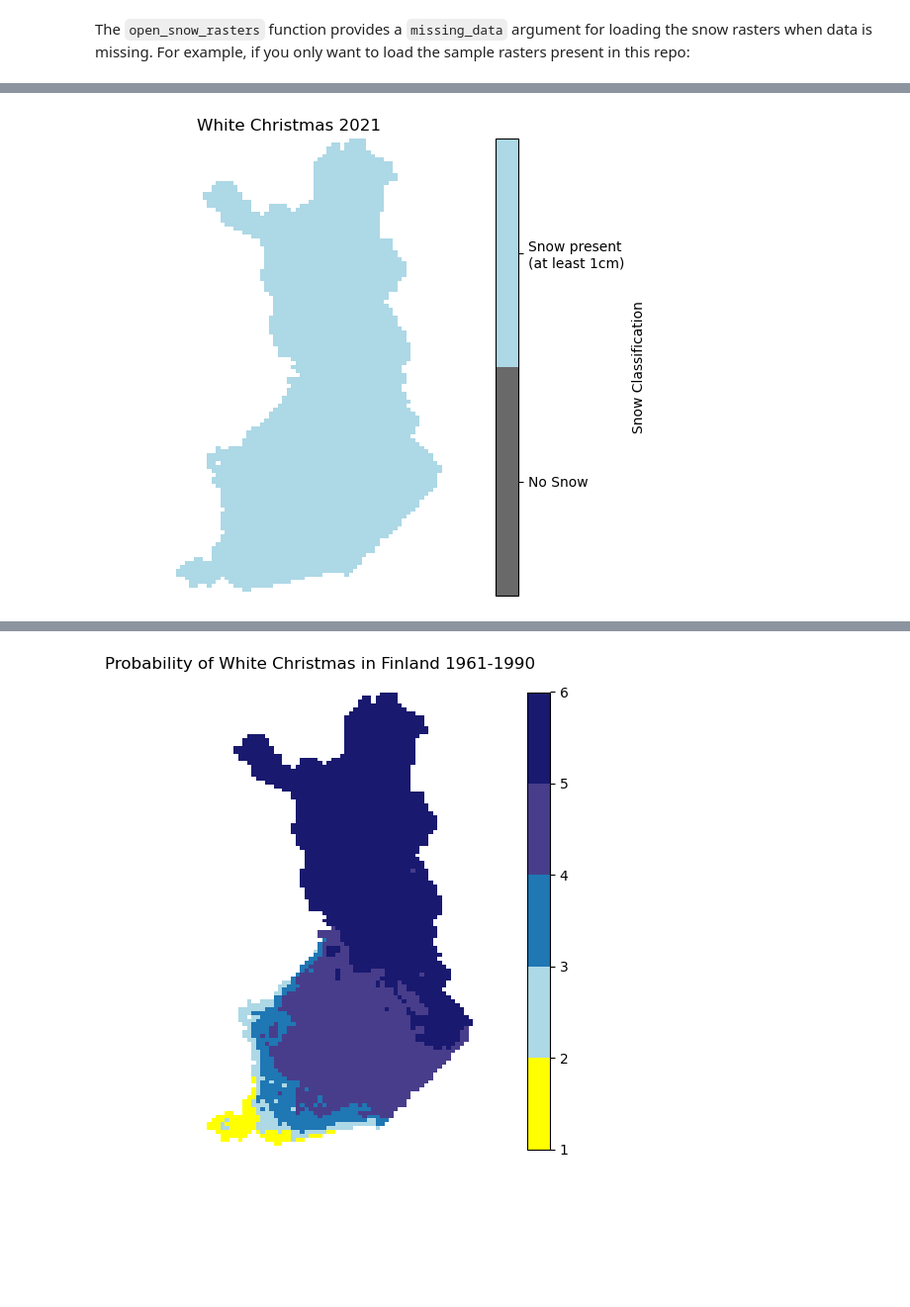
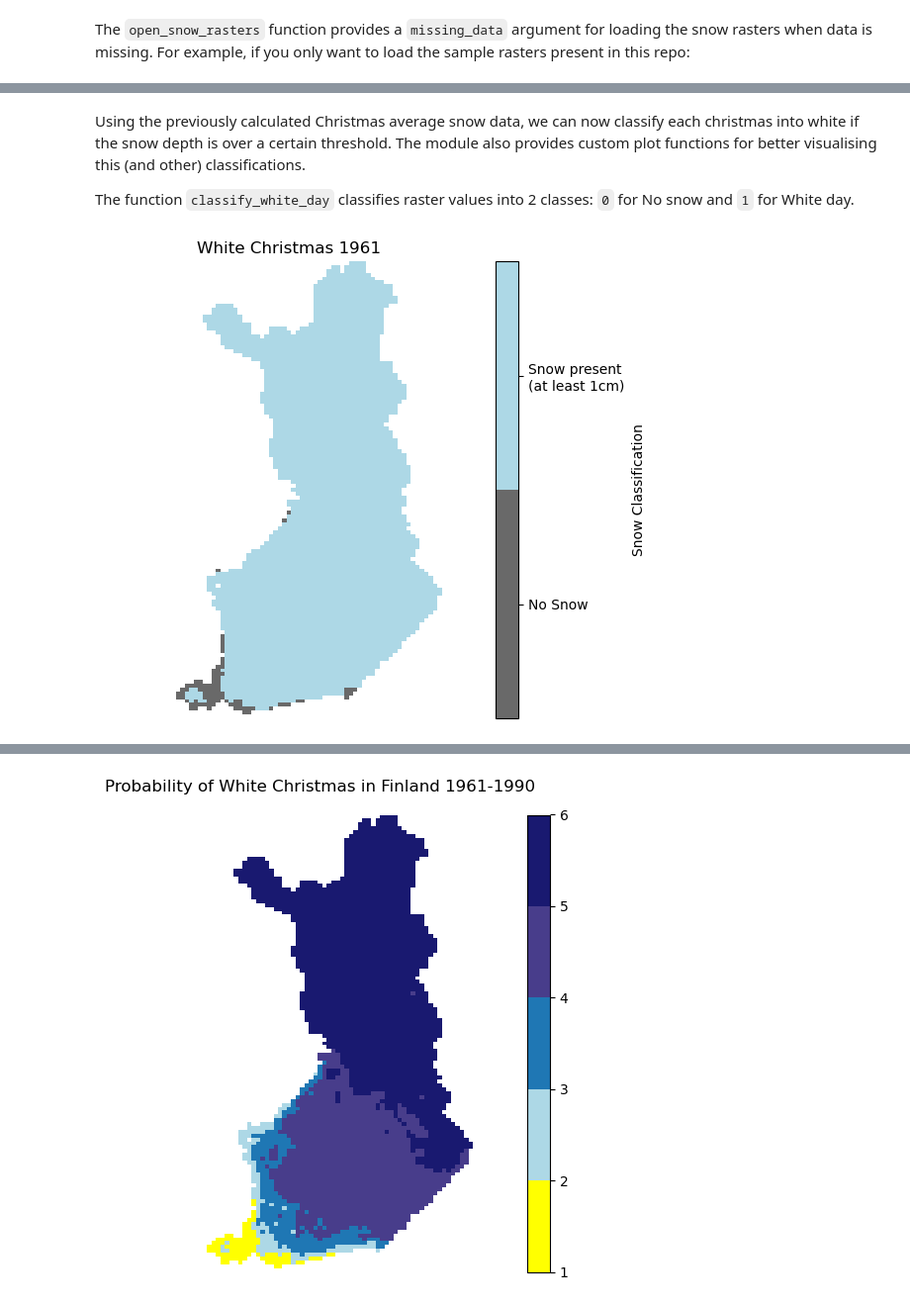
Before and after one commit to marcelomouta/white-christmas-project, a Jupyter notebook: final-assignment.ipynb, the cells around one changed output, grey strips where cells are left out. Shown at 99% size. Drawn from its saved outputs; the diff is of its cells as text; code cells hidden in the pictures; blank space fills up the shorter version.

```diff
--- a/final-assignment.ipynb
+++ b/final-assignment.ipynb
@@ -115,7 +133,15 @@ plt.show()
-# %%
-year = 2021
-
-white_xmas_raster = snow.classify_white_xmas(xmas_snow[year])
-snow.plot_white_xmas(white_xmas_raster, year)
-# %% [output]
-[figure, removed]
+# %% [markdown]
+Using the previously calculated Christmas average snow data, we can now classify each christmas into white if the snow depth is over a certain threshold. The module also provides custom plot functions for better visualising this (and other) classifications.
+
+The function `classify_white_day` classifies raster values into 2 classes: `0` for No snow and `1` for White day.
+# %%
+# Choose year for analysis
+year = 1961
+
+# Obtain White Christmas classification using average snow depth for 24.-26.12 of chosen year
+white_xmas_raster = snow.classify_white_day(xmas_avg_snow[year])
+
+# Custom function for plotting White Christmas map
+snow.plot_white_xmas(white_xmas_raster, year) # This function also reprojects the raster for a better visualization
+# %% [output]
+[figure, added]
```
Also changed, not shown: parts of 24 cells of this notebook, 1 other file.
